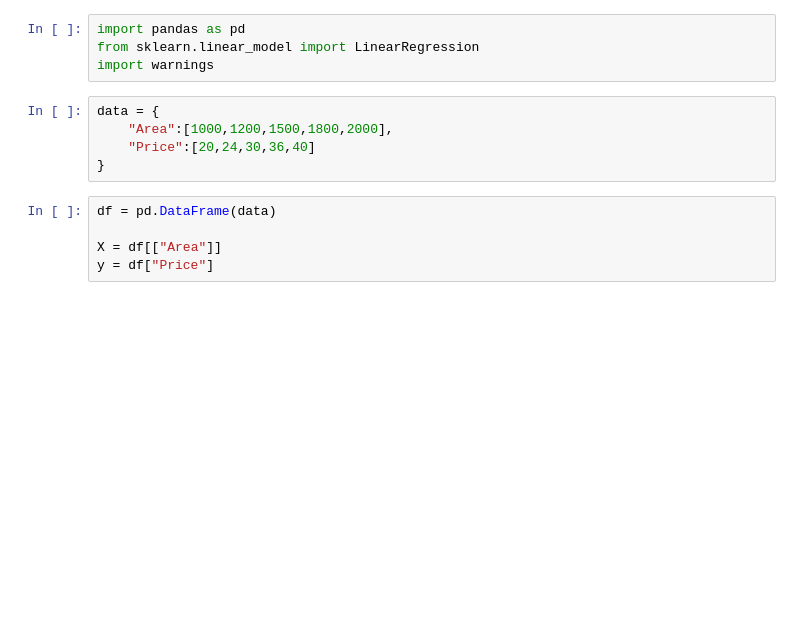
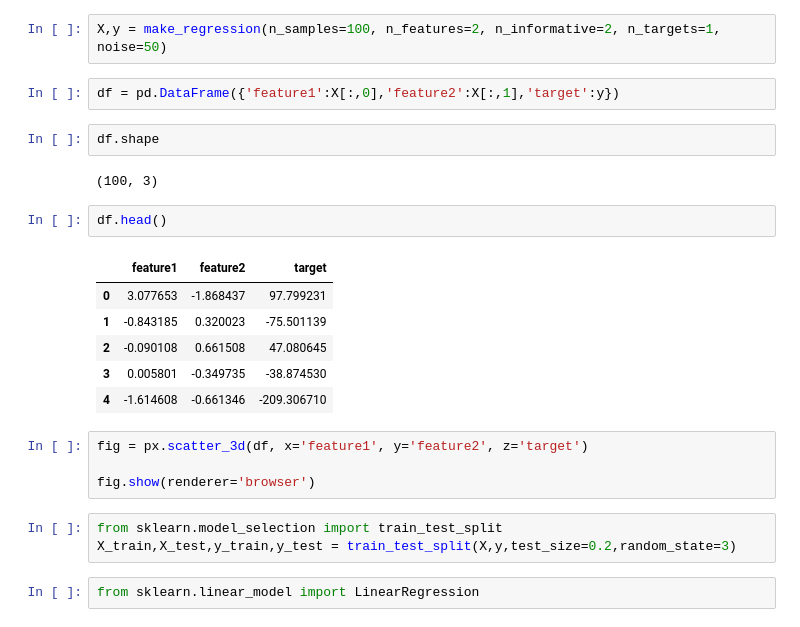
Before and after one commit to DevPeeyush/Machine-Learning-, a Jupyter notebook: 10_Linerar_Regression/03_Multiple_LR.ipynb, the cells around one changed output. Saved outputs shown, nothing was run; the diff lists cells and outputs as text; blank space fills up the shorter version.

```diff
--- a/10_Simple_Linerar_Regression/03_LineraRegression.ipynb
+++ b/10_Linerar_Regression/03_Multiple_LR.ipynb
@@ -1,14 +13,26 @@
+# %%
+X,y = make_regression(n_samples=100, n_features=2, n_informative=2, n_targets=1, noise=50)
+# %%
+df = pd.DataFrame({'feature1':X[:,0],'feature2':X[:,1],'target':y})
+# %%
+df.shape
+# %% [output]
+(100, 3)
+# %%
+df.head()
+# %% [output]
+|  | feature1 | feature2 | target |
+| 0 | 3.077653 | -1.868437 | 97.799231 |
+| 1 | -0.843185 | 0.320023 | -75.501139 |
+| 2 | -0.090108 | 0.661508 | 47.080645 |
+| 3 | 0.005801 | -0.349735 | -38.874530 |
+| 4 | -1.614608 | -0.661346 | -209.306710 |
+# %%
+fig = px.scatter_3d(df, x='feature1', y='feature2', z='target')
+
+fig.show(renderer='browser')
+# %%
+from sklearn.model_selection import train_test_split
+X_train,X_test,y_train,y_test = train_test_split(X,y,test_size=0.2,random_state=3)
 # %%
-import pandas as pd
 from sklearn.linear_model import LinearRegression
-import warnings
-# %%
-data = {
-    "Area":[1000,1200,1500,1800,2000],
-    "Price":[20,24,30,36,40]
-}
-# %%
-df = pd.DataFrame(data)
-
-X = df[["Area"]]
-y = df["Price"]
```
Also changed, not shown: parts of 11 cells of this notebook, 7 other files.
